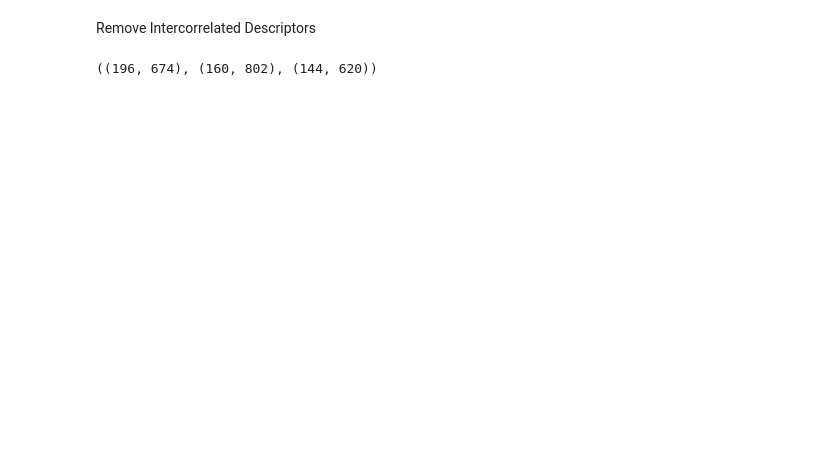
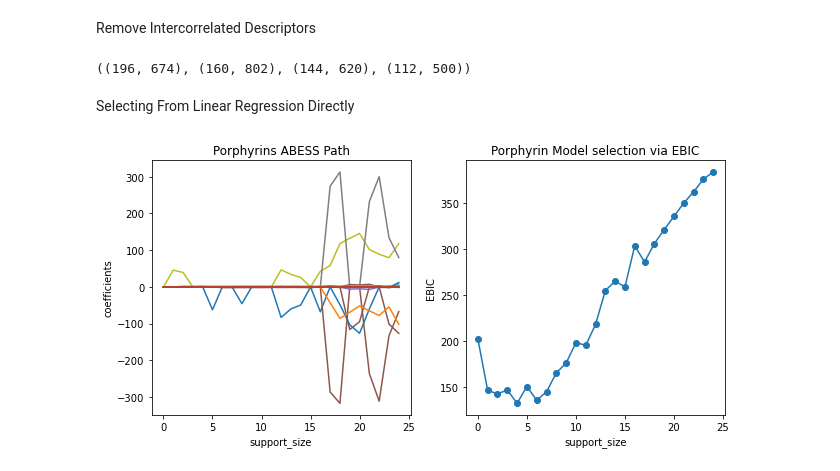
Before and after one commit to PaulC61/Cheminformatics, a Jupyter notebook: InternshipM2_BIU/WorkingEnvironment/Phase2/plsPaperTrimmed.ipynb, the cells around one changed output. Drawn from its saved outputs; the diff is of its cells as text; code cells hidden in the pictures; blank space fills up the shorter version.

Commit message:
Tried All linear feature reduction methods

```diff
--- a/InternshipM2_BIU/WorkingEnvironment/Phase2/plsPaperTrimmed.ipynb
+++ b/InternshipM2_BIU/WorkingEnvironment/Phase2/plsPaperTrimmed.ipynb
@@ -134,4 +135,32 @@ carba_X_train_rmCorr = vWSP(carba_X_train, threshold=0.95)
 # %%
-porph_X_train_rmCorr.shape, triph_X_train_rmCorr.shape, pheno_X_train_rmCorr.shape,
+porph_X_train_rmCorr.shape, triph_X_train_rmCorr.shape, pheno_X_train_rmCorr.shape, indol_X_train_rmCorr.shape
 # %% [output]
-((196, 674), (160, 802), (144, 620))
+((196, 674), (160, 802), (144, 620), (112, 500))
+# %% [markdown]
+Selecting From Linear Regression Directly
+# %%
+fig, axs = plt.subplots(1,2, figsize=(9, 4.5), tight_layout=True)
+
+vis_porph_coef = np.zeros((25,674))
+vis_porph_ic = np.zeros(25)
+
+for s in range(25):
+    vis_porph_linModel = LinearRegression(support_size=s)
+    vis_porph_linModel.fit(np.array(porph_X_train_rmCorr), porph_Y_train)
+    vis_porph_coef[s, :] = vis_porph_linModel.coef_
+    vis_porph_ic[s] = vis_porph_linModel.ic_
+
+for i in range(674):
+    axs[0].plot(vis_porph_coef[:, i], label=i)
+
+axs[0].set_xlabel('support_size')
+axs[0].set_ylabel('coefficients')
+axs[0].set_title('Porphyrins ABESS Path')
+
+axs[1].plot(vis_porph_ic,'o-')
+axs[1].set_xlabel('support_size')
+axs[1].set_ylabel('EBIC')
+axs[1].set_title('Porphyrin Model selection via EBIC')
+plt.show()
+# %% [output]
+[figure, added]
```
Also changed, not shown: parts of 13 cells of this notebook, 1 other file.
